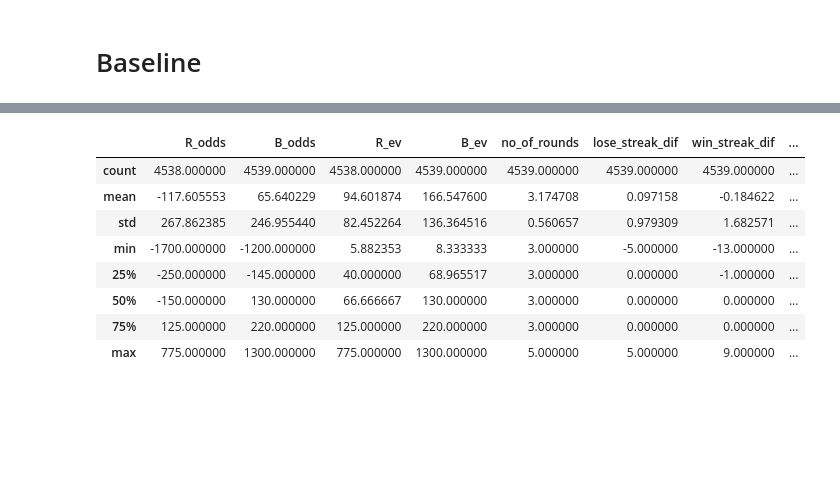
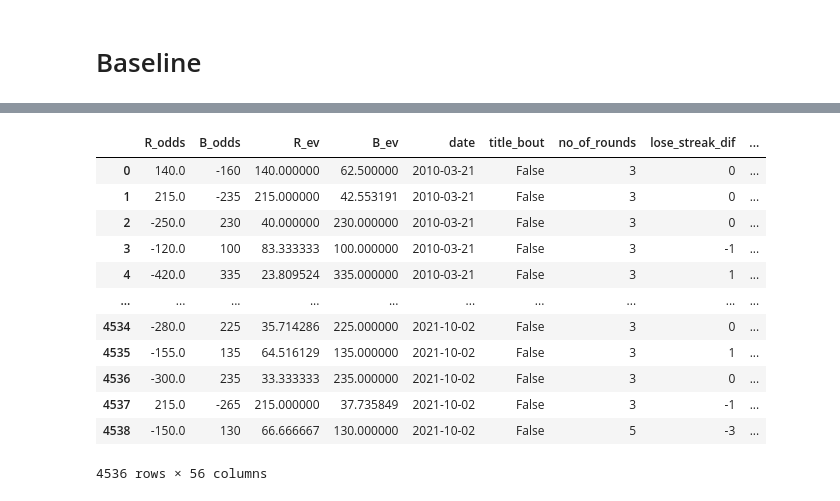
Before and after one commit to LazarAdamovic/UFC-fight-predictor, a Jupyter notebook: Attempt_2/models.ipynb, the cells around one changed output, grey strips where cells are left out. Drawn from its saved outputs; the diff is of its cells as text; code cells hidden in the pictures; blank space fills up the shorter version.

```diff
--- a/Attempt_2/models.ipynb
+++ b/Attempt_2/models.ipynb
@@ -24,7 +34,7 @@ df.head()
 # %% [markdown]
 # Baseline
 # %%
-b_df=df.drop(['R_fighter','B_fighter'])
+b_df=df.copy()
 # %%
 df.isnull().sum()
 # %% [output]
@@ -45,15 +55,25 @@ b_ko_odds                    963
 weight_diff                    0
 win_by_decision_diff           0
 dtype: int64
-# %%
-df.describe()
-# %% [output]
-|  | R_odds | B_odds | R_ev | B_ev | no_of_rounds | lose_streak_dif | win_streak_dif | ... |
-| count | 4538.000000 | 4539.000000 | 4538.000000 | 4539.000000 | 4539.000000 | 4539.000000 | 4539.000000 | ... |
-| mean | -117.605553 | 65.640229 | 94.601874 | 166.547600 | 3.174708 | 0.097158 | -0.184622 | ... |
-| std | 267.862385 | 246.955440 | 82.452264 | 136.364516 | 0.560657 | 0.979309 | 1.682571 | ... |
-| min | -1700.000000 | -1200.000000 | 5.882353 | 8.333333 | 3.000000 | -5.000000 | -13.000000 | ... |
-| 25% | -250.000000 | -145.000000 | 40.000000 | 68.965517 | 3.000000 | 0.000000 | -1.000000 | ... |
-| 50% | -150.000000 | 130.000000 | 66.666667 | 130.000000 | 3.000000 | 0.000000 | 0.000000 | ... |
-| 75% | 125.000000 | 220.000000 | 125.000000 | 220.000000 | 3.000000 | 0.000000 | 0.000000 | ... |
-| max | 775.000000 | 1300.000000 | 775.000000 | 1300.000000 | 5.000000 | 5.000000 | 9.000000 | ... |
+# %%
+b_df.dropna(subset=['R_odds','R_ev','B_Stance'],axis=0,inplace=True)
+# %%
+b_df.drop(['B_match_weightclass_rank','R_match_weightclass_rank'],axis=1,inplace=True)
+# %%
+temp=pd.get_dummies(b_df, drop_first=True)
+# %%
+temp
+# %% [output]
+|  | R_odds | B_odds | R_ev | B_ev | date | title_bout | no_of_rounds | lose_streak_dif | ... |
+| 0 | 140.0 | -160 | 140.000000 | 62.500000 | 2010-03-21 | False | 3 | 0 | ... |
+| 1 | 215.0 | -235 | 215.000000 | 42.553191 | 2010-03-21 | False | 3 | 0 | ... |
+| 2 | -250.0 | 230 | 40.000000 | 230.000000 | 2010-03-21 | False | 3 | 0 | ... |
+| 3 | -120.0 | 100 | 83.333333 | 100.000000 | 2010-03-21 | False | 3 | -1 | ... |
+| 4 | -420.0 | 335 | 23.809524 | 335.000000 | 2010-03-21 | False | 3 | 1 | ... |
+| ... | ... | ... | ... | ... | ... | ... | ... | ... | ... |
+| 4534 | -280.0 | 225 | 35.714286 | 225.000000 | 2021-10-02 | False | 3 | 0 | ... |
+| 4535 | -155.0 | 135 | 64.516129 | 135.000000 | 2021-10-02 | False | 3 | 1 | ... |
+| 4536 | -300.0 | 235 | 33.333333 | 235.000000 | 2021-10-02 | False | 3 | 0 | ... |
+| 4537 | 215.0 | -265 | 215.000000 | 37.735849 | 2021-10-02 | False | 3 | -1 | ... |
+| 4538 | -150.0 | 130 | 66.666667 | 130.000000 | 2021-10-02 | False | 5 | -3 | ... |
+4536 rows × 56 columns
```
Also changed, not shown: parts of 4 cells of this notebook, 2 other files.
